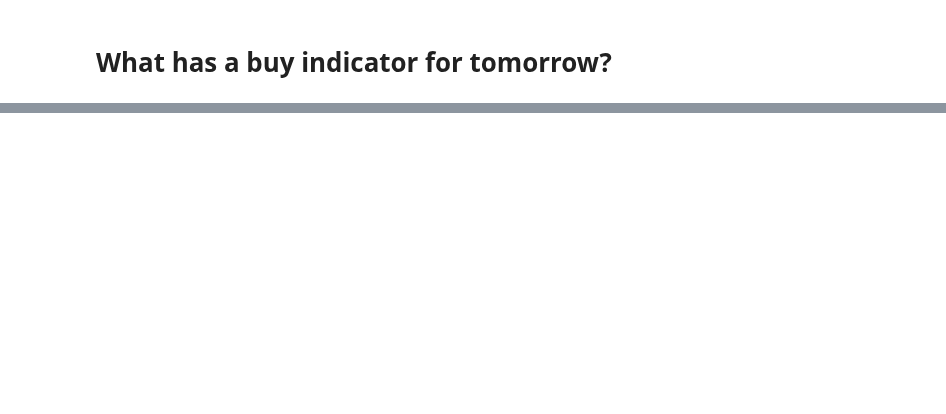
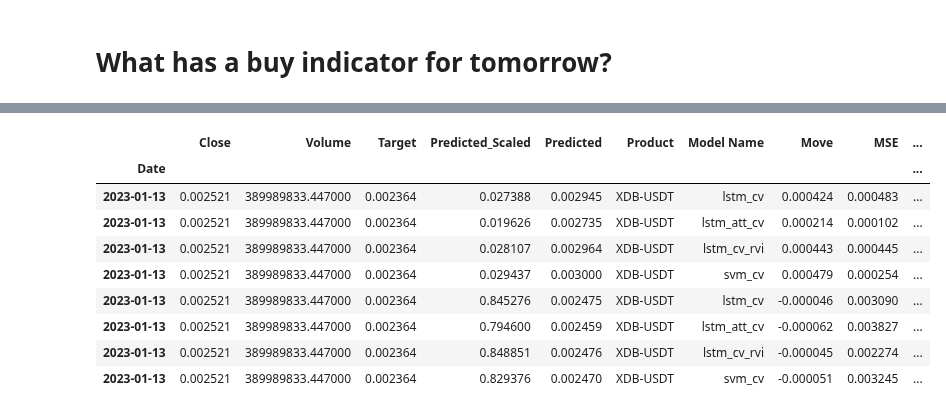
Before and after one commit to j03m/alfred, a Jupyter notebook: Coin_Predictions.ipynb, the cells around one changed output, grey strips where cells are left out. Cells and saved outputs as stored; diff of their text form; code cells hidden in the pictures; blank space fills up the shorter version.

```diff
--- a/Coin_Predictions.ipynb
+++ b/Coin_Predictions.ipynb
@@ -881,3 +889,16 @@ df_estc
+# %%
+df_trades[df_trades["Product"] == "XDB-USDT"]
+# %% [output]
+|  | Close | Volume | Target | Predicted_Scaled | Predicted | Product | Model Name | Move | MSE | ... |
+| Date |  |  |  |  |  |  |  |  |  | ... |
+| 2023-01-13 | 0.002521 | 389989833.447000 | 0.002364 | 0.027388 | 0.002945 | XDB-USDT | lstm_cv | 0.000424 | 0.000483 | ... |
+| 2023-01-13 | 0.002521 | 389989833.447000 | 0.002364 | 0.019626 | 0.002735 | XDB-USDT | lstm_att_cv | 0.000214 | 0.000102 | ... |
+| 2023-01-13 | 0.002521 | 389989833.447000 | 0.002364 | 0.028107 | 0.002964 | XDB-USDT | lstm_cv_rvi | 0.000443 | 0.000445 | ... |
+| 2023-01-13 | 0.002521 | 389989833.447000 | 0.002364 | 0.029437 | 0.003000 | XDB-USDT | svm_cv | 0.000479 | 0.000254 | ... |
+| 2023-01-13 | 0.002521 | 389989833.447000 | 0.002364 | 0.845276 | 0.002475 | XDB-USDT | lstm_cv | -0.000046 | 0.003090 | ... |
+| 2023-01-13 | 0.002521 | 389989833.447000 | 0.002364 | 0.794600 | 0.002459 | XDB-USDT | lstm_att_cv | -0.000062 | 0.003827 | ... |
+| 2023-01-13 | 0.002521 | 389989833.447000 | 0.002364 | 0.848851 | 0.002476 | XDB-USDT | lstm_cv_rvi | -0.000045 | 0.002274 | ... |
+| 2023-01-13 | 0.002521 | 389989833.447000 | 0.002364 | 0.829376 | 0.002470 | XDB-USDT | svm_cv | -0.000051 | 0.003245 | ... |
 # %%
 now = datetime.now()
 today = now.strftime("%Y-%m-%d")
```
Also changed, not shown: parts of 10 cells of this notebook.
